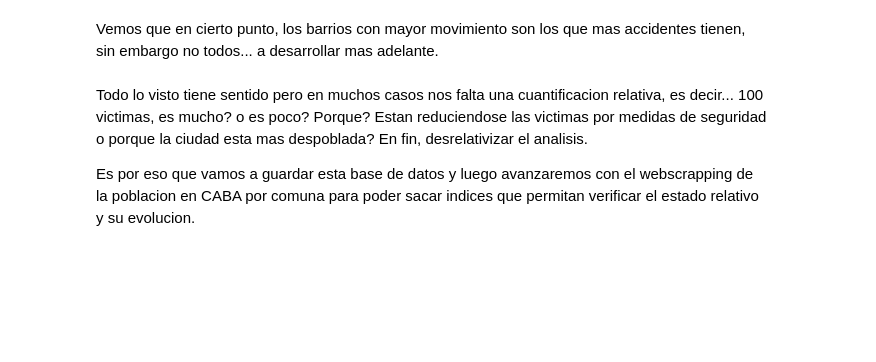
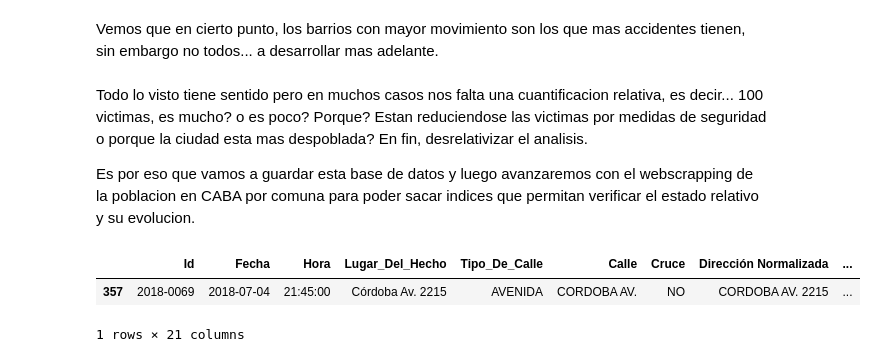
Before and after one commit to pedrofranke/Analisis_accidentes_viales_Caba, a Jupyter notebook: 01_EDA.ipynb, the cells around one changed output. Saved outputs shown, nothing was run; the diff lists cells and outputs as text; code cells hidden in the pictures; blank space fills up the shorter version.

```diff
--- a/01_EDA.ipynb
+++ b/01_EDA.ipynb
@@ -1367,5 +1338,12 @@ Vemos que en cierto punto, los barrios con mayor movimiento son los que mas acci
 Todo lo visto tiene sentido pero en muchos casos nos falta una cuantificacion relativa, es decir... 100 victimas, es mucho? o es poco? Porque? Estan reduciendose las victimas por medidas de seguridad o porque la ciudad esta mas despoblada? En fin, desrelativizar el analisis.
 
 Es por eso que vamos a guardar esta base de datos y luego avanzaremos con el webscrapping de la poblacion en CABA por comuna para poder sacar indices que permitan verificar el estado relativo y su evolucion.
+# %%
+df.Lugar_Del_Hecho = df.Lugar_Del_Hecho.apply(lambda x: x.replace('\n\n',''))
+df[df.Id == '2018-0069']
+# %% [output]
+|  | Id | Fecha | Hora | Lugar_Del_Hecho | Tipo_De_Calle | Calle | Cruce | Dirección Normalizada | ... |
+| 357 | 2018-0069 | 2018-07-04 | 21:45:00 | Córdoba Av. 2215 | AVENIDA | CORDOBA AV. | NO | CORDOBA AV. 2215 | ... |
+1 rows × 21 columns
 # %%
 df.to_csv('Datasets/homicidios.csv',index=False)
```
Also changed, not shown: parts of 9 cells of this notebook, 5 other files.
